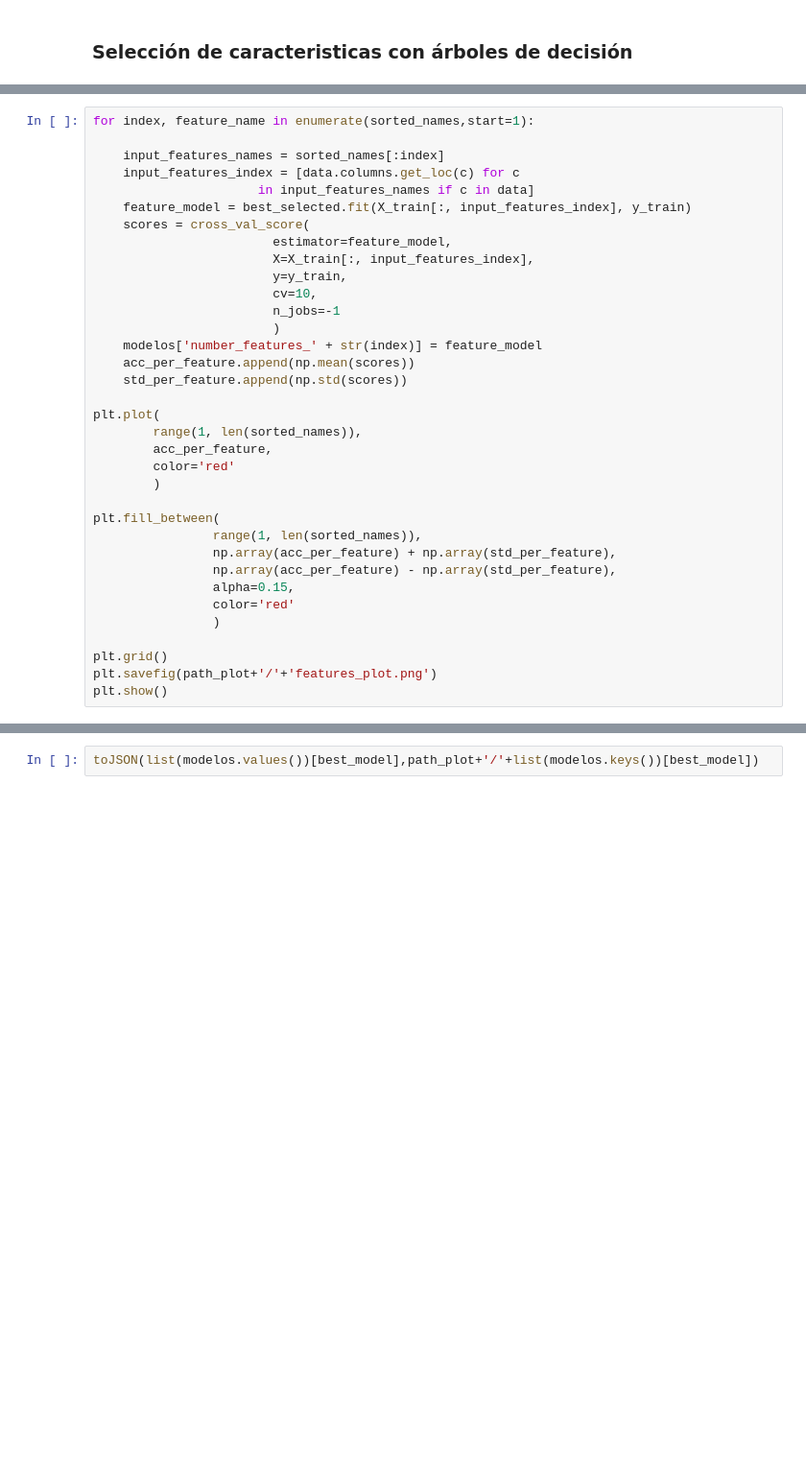
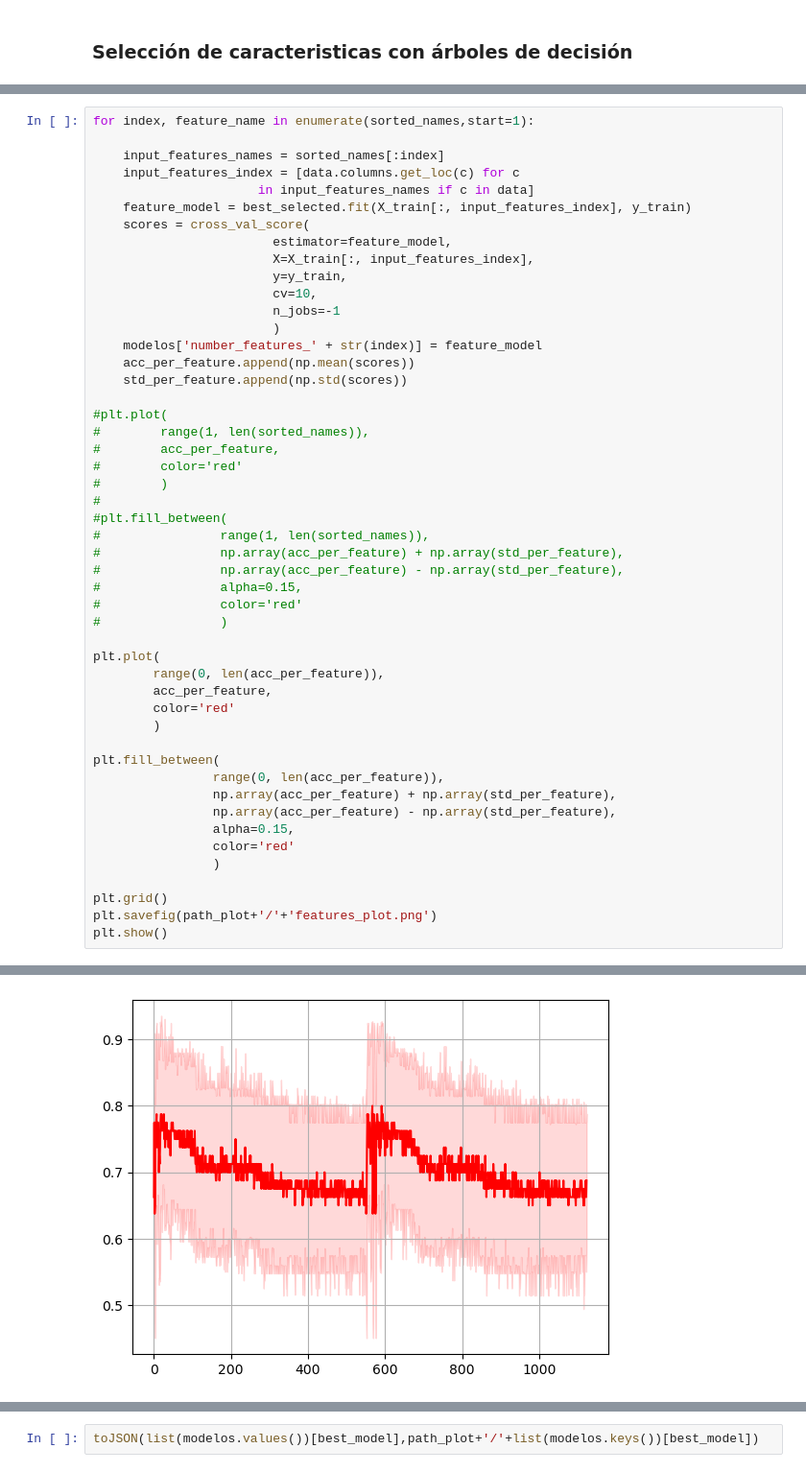
Before and after one commit to imEag/ML_Harmonization_Project, a Jupyter notebook: Manipulacion- Rois-Componentes de todas las DB/ML_models.ipynb, the cells around one changed output, grey strips where cells are left out. Shown at 96% size. Saved outputs shown, nothing was run; the diff lists cells and outputs as text; blank space fills up the shorter version.

```diff
--- a/Manipulacion- Rois-Componentes de todas las DB/ML_models.ipynb
+++ b/Manipulacion- Rois-Componentes de todas las DB/ML_models.ipynb
@@ -628,14 +661,28 @@ for index, feature_name in enumerate(sorted_names,start=1):
     acc_per_feature.append(np.mean(scores))
     std_per_feature.append(np.std(scores))
 
+#plt.plot(
+#        range(1, len(sorted_names)),
+#        acc_per_feature,
+#        color='red'
+#        )
+#
+#plt.fill_between(
+#                range(1, len(sorted_names)),
+#                np.array(acc_per_feature) + np.array(std_per_feature),
+#                np.array(acc_per_feature) - np.array(std_per_feature),
+#                alpha=0.15,
+#                color='red'
+#                )
+
 plt.plot(
-        range(1, len(sorted_names)),
+        range(0, len(acc_per_feature)),
         acc_per_feature,
         color='red'
         )
 
 plt.fill_between(
-                range(1, len(sorted_names)),
+                range(0, len(acc_per_feature)),
                 np.array(acc_per_feature) + np.array(std_per_feature),
                 np.array(acc_per_feature) - np.array(std_per_feature),
                 alpha=0.15,
@@ -649,0 +696 @@ KeyboardInterrupt:
+[figure, added]
```
Also changed, not shown: parts of 20 cells of this notebook, 1 other file.
